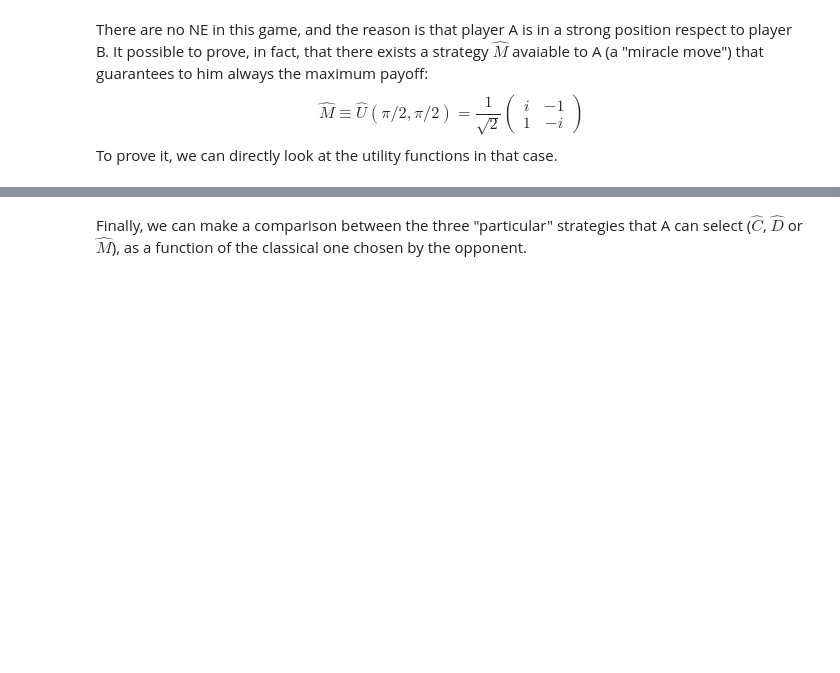
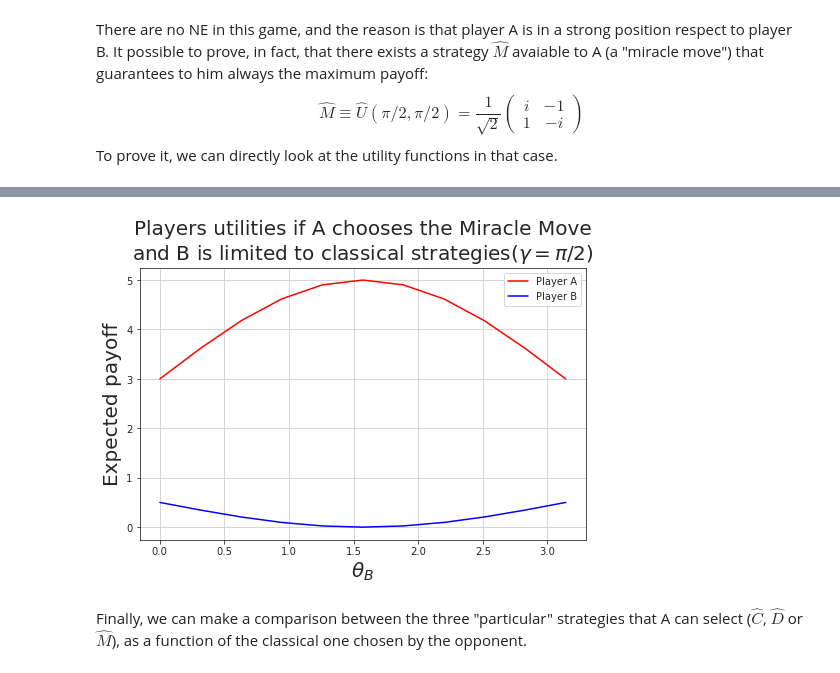
Before and after one commit to MattiaPujatti/A-Brief-Introduction-to-Quantum-Game-Theory, a Jupyter notebook: Quantum 2x2 Games.ipynb, the cells around one changed output, grey strips where cells are left out. Cells and saved outputs as stored; diff of their text form; code cells hidden in the pictures; blank space fills up the shorter version.

```diff
--- a/Quantum 2x2 Games.ipynb
+++ b/Quantum 2x2 Games.ipynb
@@ -529,0 +816,7 @@ payoffs_QvsC = payoff_grid([np.pi/2], [np.pi/2], thetaB, [0], payoff_matrix_pd,
+# %%
+PrisonersDilemma_gmax_QC_MM = Quantum2x2Game(payoff_matrix=payoff_matrix_pd, gamma=np.pi/2)
+PrisonersDilemma_gmax_QC_MM.update_parameters(theta=[np.pi/2], phi=[np.pi/2], player="A")
+PrisonersDilemma_gmax_QC_MM.update_parameters(theta=None, phi=[0], player="B")
+# %%
+payoffs_QvsC_MM = PrisonersDilemma_gmax_QC_MM.compute_payoff_grid()
+payoffs_QvsC_MM
@@ -530,13 +837,15 @@ payoffs_QvsC = payoff_grid([np.pi/2], [np.pi/2], thetaB, [0], payoff_matrix_pd,
 # %%
 fig = plt.figure(figsize=(8,5))
 
 plt.title("Players utilities if A chooses the Miracle Move\nand B is limited to classical strategies"
           + r'($\gamma=\pi/2$)', fontsize=20, y=1.01)
 plt.xlabel(r'$\theta_B$', fontsize=20)
 plt.ylabel("Expected payoff", fontsize=20)
-plt.plot(payoffs_QvsC["thetaB"], payoffs_QvsC["utilityA"], color="red", label="Player A")
-plt.plot(payoffs_QvsC["thetaB"], payoffs_QvsC["utilityB"], color="blue", label="Player B")
+plt.plot(payoffs_QvsC_MM["thetaB"], payoffs_QvsC_MM["utilityA"], color="red", label="Player A")
+plt.plot(payoffs_QvsC_MM["thetaB"], payoffs_QvsC_MM["utilityB"], color="blue", label="Player B")
 plt.grid()
 plt.legend();
+# %% [output]
+[figure, added]
 # %% [markdown]
 Finally, we can make a comparison between the three "particular" strategies that A can select ($\hat{C}$, $\hat{D}$ or $\hat{M}$), as a function of the classical one chosen by the opponent.
```
Also changed, not shown: parts of 32 cells of this notebook, 16 other files.
